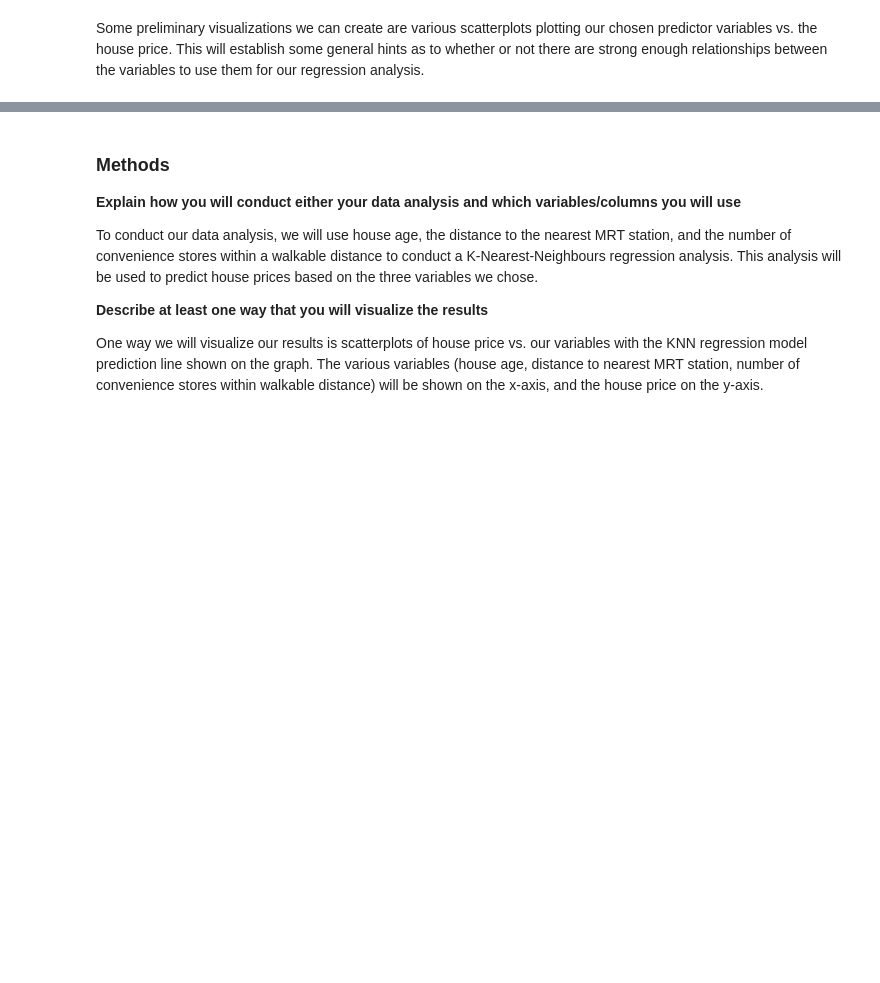
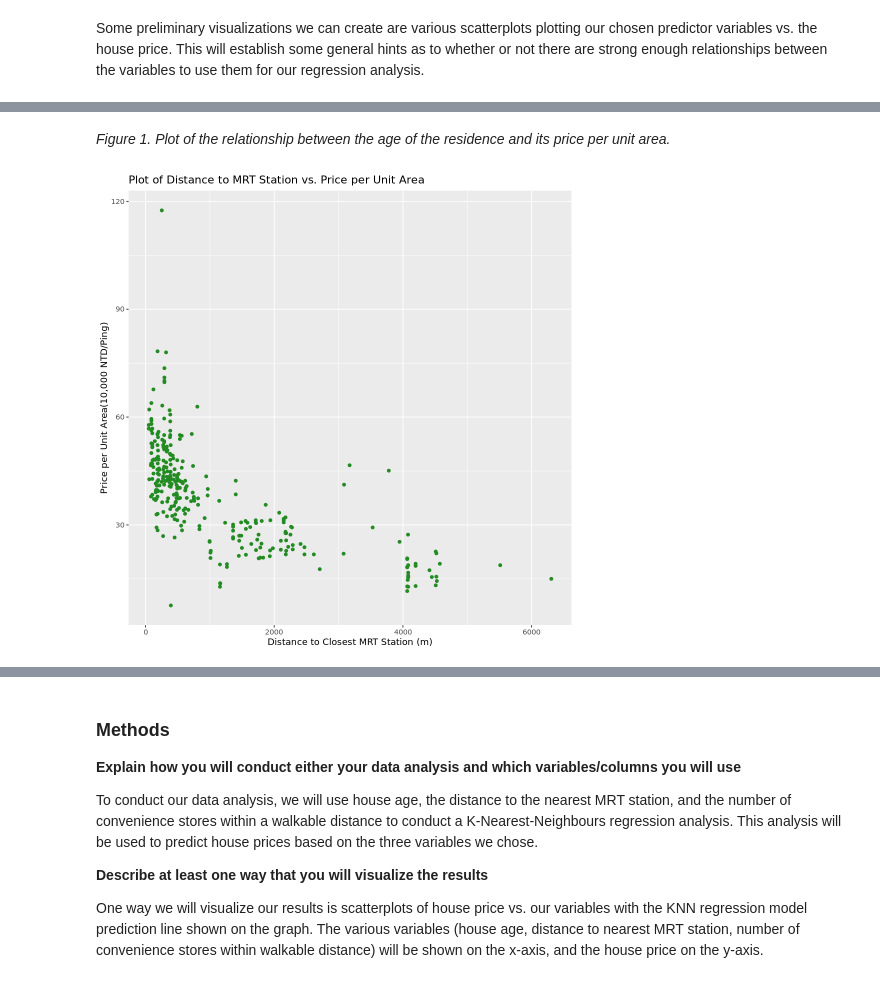
Before and after one commit to PlayerTree/dsci-100-2022w1-group-006-32, a Jupyter notebook: project-proposal.ipynb, the cells around one changed output, grey strips where cells are left out. Drawn from its saved outputs; the diff is of its cells as text; code cells hidden in the pictures; blank space fills up the shorter version.

```diff
--- a/project-proposal.ipynb
+++ b/project-proposal.ipynb
@@ -160,0 +138,13 @@ store_price_histogram
+# %% [markdown]
+*Figure 1. Plot of the relationship between the age of the residence and its price per unit area.*
+# %%
+# distance to station vs price scatterplot
+station_price_plot <- house_train |>
+    ggplot(aes(x = station_distance, y = price_per_unit)) +
+    geom_point(col = "forestgreen") +
+    labs(x = "Distance to Closest MRT Station (m)", y = "Price per Unit Area(10,000 NTD/Ping)") +
+    ggtitle("Plot of Distance to MRT Station vs. Price per Unit Area") +
+    theme(text = element_text(16))
+station_price_plot
+# %% [output]
+[figure, added]
```
Also changed, not shown: parts of 9 cells of this notebook.
